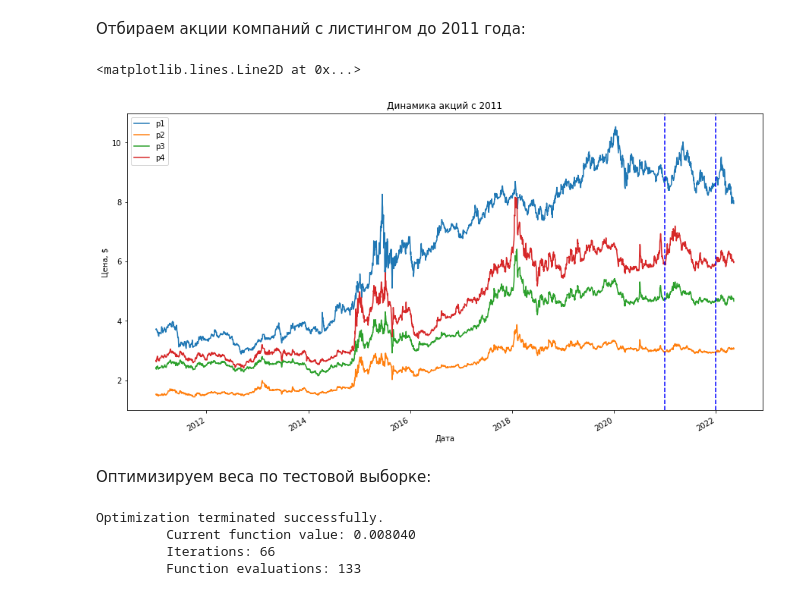
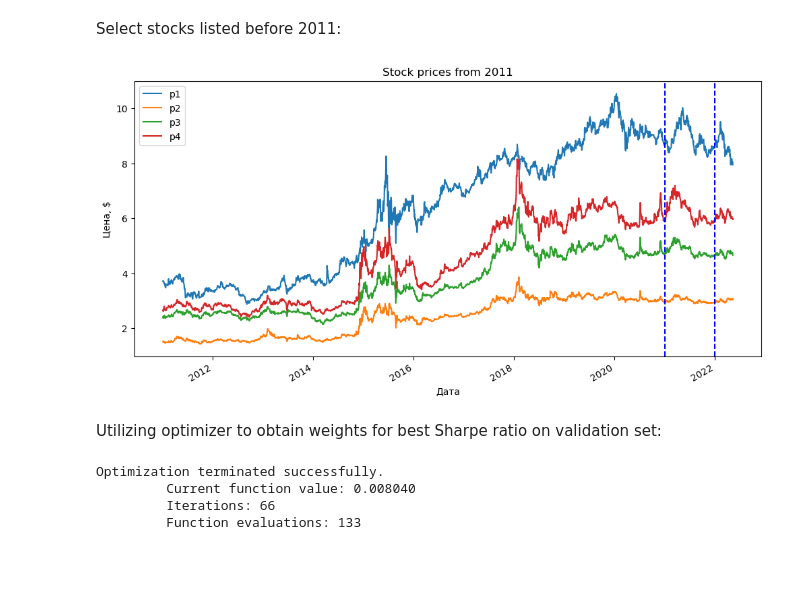
Before and after one commit to DaniilVorontsov/ChineseStocks, a Jupyter notebook: Chinese_Stocks.ipynb, the cells around one changed output. Drawn from its saved outputs; the diff is of its cells as text; code cells hidden in the pictures; blank space fills up the shorter version.

```diff
--- a/Chinese_Stocks.ipynb
+++ b/Chinese_Stocks.ipynb
@@ -10 +14,3 @@ from scipy.optimize import minimize
+# %%
+CALCULATE_STD = False
 # %% [markdown]
@@ -12,6 +18,8 @@ from scipy.optimize import minimize
 # %%
-tickers = pd.read_csv('ticker_info.csv')
-stocks = pd.read_csv('stock_data.csv', index_col='date')
+zf = zipfile.ZipFile('archive.zip')
+
+tickers = pd.read_csv(zf.open('ticker_info.csv'), engine="pyarrow")
+stocks = pd.read_csv(zf.open('stock_data.csv'), index_col='date', engine="pyarrow")
 
 tickers = tickers['ticker']
 stocks = stocks[['ticker', 'close', 'volume']]
@@ -51,5 +62,5 @@ df = pd.Series(df.stdev, df.index)
 # %% [markdown]
-Отбираем акции компаний с листингом до 2011 года:
+Select stocks listed before 2011:
 # %%
 to_drop = []
 
@@ -77,12 +88,12 @@ data['p2'] = template[1].values
 data['p3'] = template[2].values
 data['p4'] = template[3].values
 # %%
-plt = data.plot(figsize=(15,8), title='Динамика акций с 2011', xlabel='Дата', ylabel='Цена, $')
-plt.axvline("2021-01-01", color="blue", linestyle="--")
-plt.axvline("2022-01-01", color="blue", linestyle="--")
+data.plot(figsize=(12,6), title='Stock prices from 2011', xlabel='Дата', ylabel='Цена, $')
+plt.axvline("2021-01-01", color="blue", linestyle="--", label = "2021-01-01")
+plt.axvline("2022-01-01", color="blue", linestyle="--", label = "2021-01-01")
+plt.show()
 # %% [output]
-<matplotlib.lines.Line2D at 0x...>
-[figure, old version]
+[figure, new version]
 # %%
 def SMA(asset, t, N):
     if t <= N:
@@ -124,7 +135,7 @@ def neg_sharpe_ratio(w):
 
     return -1 * profit / volatility
 # %% [markdown]
-Оптимизируем веса по тестовой выборке:
+Utilizing optimizer to obtain weights for best Sharpe ratio on validation set:
 # %%
 w0 = np.array([0.6, 0.1, 0.1])
 res = minimize(neg_sharpe_ratio, w0, method='nelder-mead',
```
Also changed, not shown: parts of 20 cells of this notebook.
